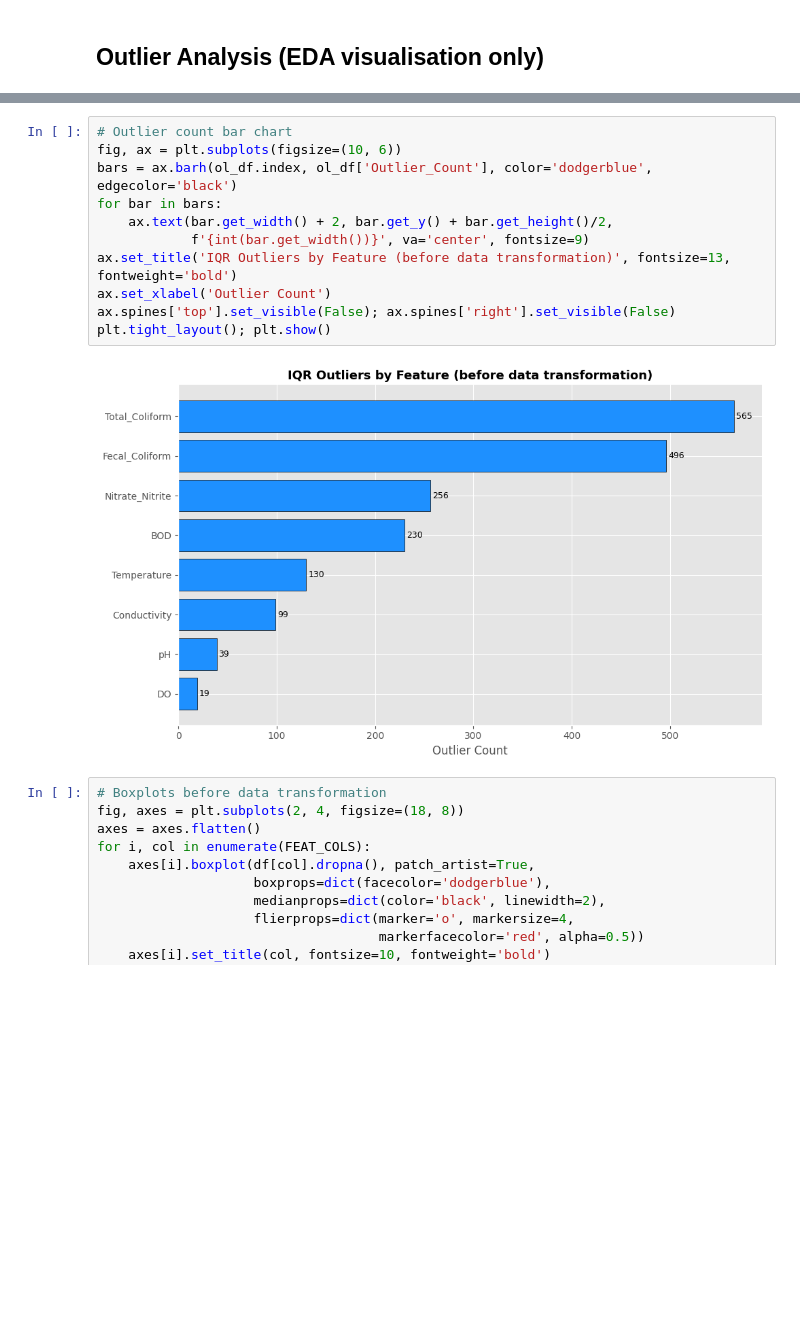
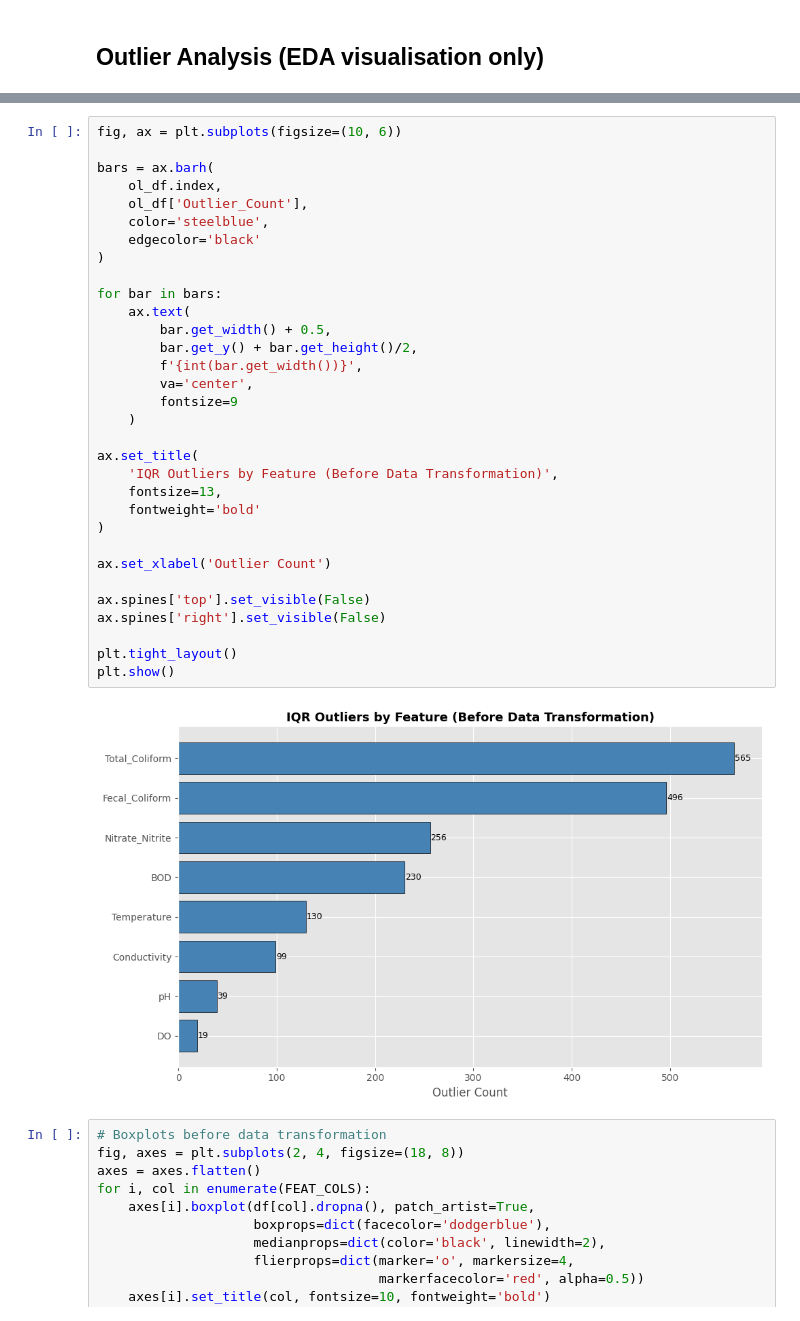
Before and after one commit to thearyt572-jpg/L-Eau-Claire, a Jupyter notebook: Notebook/eda_final_menten.ipynb, the cells around one changed output, grey strips where cells are left out. Saved outputs shown, nothing was run; the diff lists cells and outputs as text; blank space fills up the shorter version.

Commit message:
add plot

```diff
--- a/Notebook/eda_final_menten.ipynb
+++ b/Notebook/eda_final_menten.ipynb
@@ -303,16 +332,37 @@ Total_Coliform             565
 # %%
-# Outlier count bar chart
 fig, ax = plt.subplots(figsize=(10, 6))
-bars = ax.barh(ol_df.index, ol_df['Outlier_Count'], color='dodgerblue', edgecolor='black')
+
+bars = ax.barh(
+    ol_df.index,
+    ol_df['Outlier_Count'],
+    color='steelblue',
+    edgecolor='black'
+)
+
 for bar in bars:
-    ax.text(bar.get_width() + 2, bar.get_y() + bar.get_height()/2,
-            f'{int(bar.get_width())}', va='center', fontsize=9)
-ax.set_title('IQR Outliers by Feature (before data transformation)', fontsize=13, fontweight='bold')
+    ax.text(
+        bar.get_width() + 0.5,
+        bar.get_y() + bar.get_height()/2,
+        f'{int(bar.get_width())}',
+        va='center',
+        fontsize=9
+    )
+
+ax.set_title(
+    'IQR Outliers by Feature (Before Data Transformation)',
+    fontsize=13,
+    fontweight='bold'
+)
+
 ax.set_xlabel('Outlier Count')
-ax.spines['top'].set_visible(False); ax.spines['right'].set_visible(False)
-plt.tight_layout(); plt.show()
+
+ax.spines['top'].set_visible(False)
+ax.spines['right'].set_visible(False)
+
+plt.tight_layout()
+plt.show()
 # %% [output]
-[figure, old version]
+[figure, new version]
 # %%
 # Boxplots before data transformation
 fig, axes = plt.subplots(2, 4, figsize=(18, 8))
```
Also changed, not shown: parts of 5 cells of this notebook.
